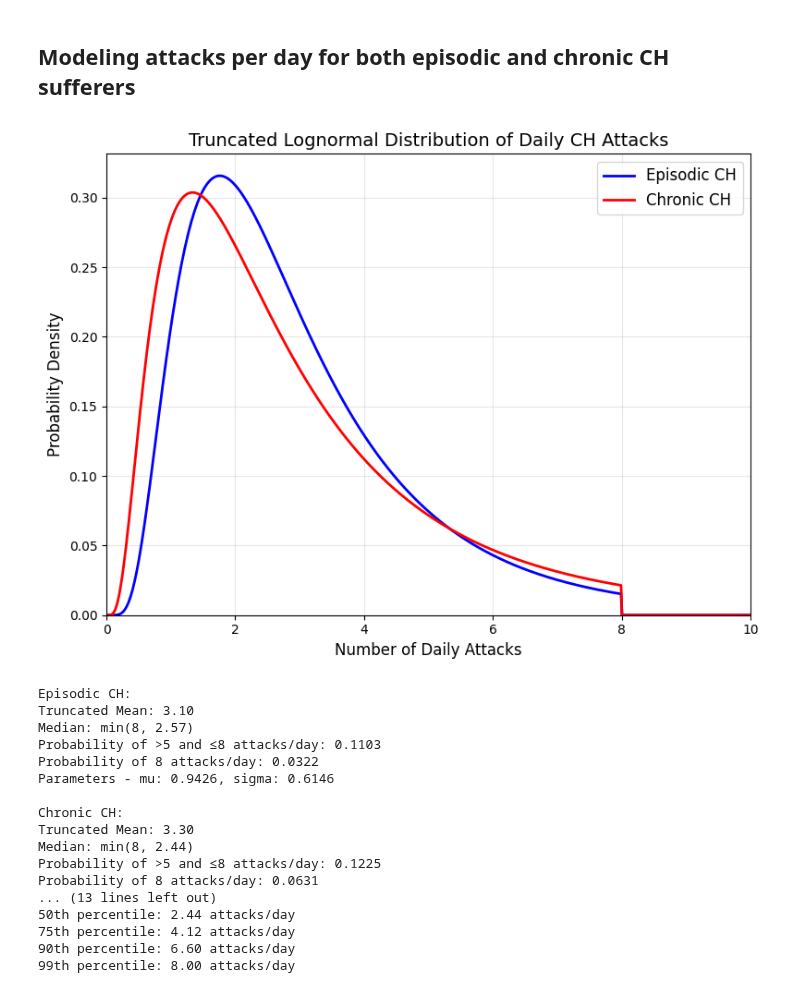
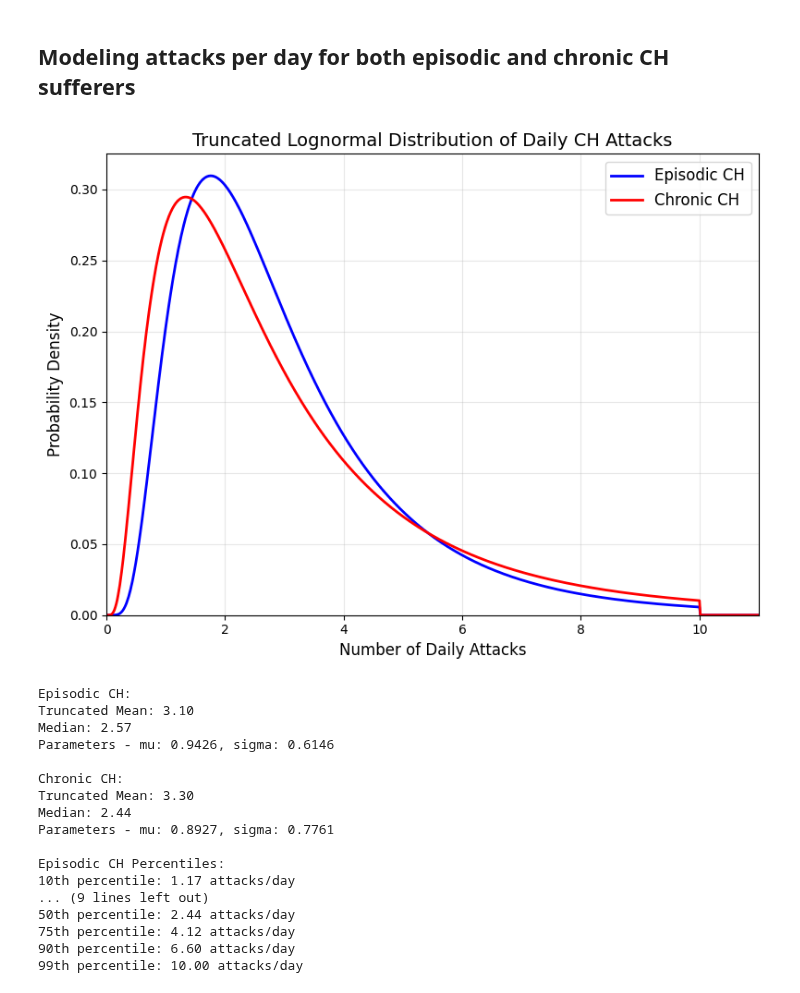
Before and after one commit to aph-research/cluster-headaches, a Jupyter notebook: Cluster headache full model.ipynb, the cells around one changed output. Saved outputs shown, nothing was run; the diff lists cells and outputs as text; code cells hidden in the pictures.

```diff
--- a/Cluster headache full model.ipynb
+++ b/Cluster headache full model.ipynb
@@ -250,7 +266,7 @@ def fit_lognormal(mean, std):
     sigma = np.sqrt(np.log(1 + variance / mean**2))
     return mu, sigma
 
-def truncated_lognorm_pdf(x, mu, sigma, upper_bound=8):
+def truncated_lognorm_pdf(x, mu, sigma, upper_bound):
     """
     Calculate the PDF of a truncated lognormal distribution.
     """
@@ -261,13 +277,14 @@ def truncated_lognorm_pdf(x, mu, sigma, upper_bound=8):
 # Gaul et al. (2012) data
 episodic_mean, episodic_std = 3.1, 2.1
 chronic_mean, chronic_std = 3.3, 3.0
+max_daily_ch = 10
 
 # Fit lognormal distributions
 episodic_mu, episodic_sigma = fit_lognormal(episodic_mean, episodic_std)
 chronic_mu, chronic_sigma = fit_lognormal(chronic_mean, chronic_std)
 
 # Function to calculate mean of truncated distribution
-def truncated_mean(mu, sigma, upper_bound=8):
+def truncated_mean(mu, sigma, upper_bound):
     return np.exp(mu + sigma**2/2) * (lognorm.cdf(upper_bound, s=sigma, scale=np.exp(mu)) -
                                       lognorm.cdf(0, s=sigma, scale=np.exp(mu))) / \
            lognorm.cdf(upper_bound, s=sigma, scale=np.exp(mu))
@@ -276,62 +293,57 @@ def truncated_mean(mu, sigma, upper_bound=8):
 plt.figure(figsize=(8, 6))
 
 x = np.linspace(0, 15, 1000)
-plt.plot(x, truncated_lognorm_pdf(x, episodic_mu, episodic_sigma), 'b-', lw=2,
+plt.plot(x, truncated_lognorm_pdf(x, episodic_mu, episodic_sigma, max_daily_ch), 'b-', lw=2,
          label='Episodic CH')
-plt.plot(x, truncated_lognorm_pdf(x, chronic_mu, chronic_sigma), 'r-', lw=2,
+plt.plot(x, truncated_lognorm_pdf(x, chronic_mu, chronic_sigma, max_daily_ch), 'r-', lw=2,
          label='Chronic CH')
 
 plt.title('Truncated Lognormal Distribution of Daily CH Attacks', fontsize=14)
 plt.xlabel('Number of Daily Attacks', fontsize=12)
 plt.ylabel('Probability Density', fontsize=12)
-plt.xlim(0, 10)
+plt.xlim(0, max_daily_ch+1)
 plt.ylim(bottom=0)
 plt.legend(fontsize=12)
 plt.grid(True, alpha=0.3)
 plt.tight_layout()
 plt.show()
 
 
 # Print summary statistics and probabilities
 for ch_type, mu, sigma in [("Episodic", episodic_mu, episodic_sigma),
                            ("Chronic", chronic_mu, chronic_sigma)]:
     print(f"\n{ch_type} CH:")
-    print(f"Truncated Mean: {truncated_mean(mu, sigma):.2f}")
-    print(f"Median: min(8, {lognorm.median(s=sigma, scale=np.exp(mu)):.2f})")
-
-    prob_5 = (lognorm.cdf(8, s=sigma, scale=np.exp(mu)) - lognorm.cdf(5, s=sigma, scale=np.exp(mu))) / \
-             lognorm.cdf(8, s=sigma, scale=np.exp(mu))
-    print(f"Probability of >5 and ≤8 attacks/day: {prob_5:.4f}")
-    print(f"Probability of 8 attacks/day: {1 - lognorm.cdf(8, s=sigma, scale=np.exp(mu)):.4f}")
+    print(f"Truncated Mean: {truncated_mean(mu, sigma, max_daily_ch):.2f}")
+    print(f"Median: {lognorm.median(s=sigma, scale=np.exp(mu)):.2f}")
     print(f"Parameters - mu: {mu:.4f}, sigma: {sigma:.4f}")
 
 # Print percentiles
 percentiles = [10, 25, 50, 75, 90, 99]
 for ch_type, mu, sigma in [("Episodic", episodic_mu, episodic_sigma),
                            ("Chronic", chronic_mu, chronic_sigma)]:
     print(f"\n{ch_type} CH Percentiles:")
-    values = np.minimum(lognorm.ppf(np.array(percentiles) / 100, s=sigma, scale=np.exp(mu)), 8)
+    values = np.minimum(lognorm.ppf(np.array(percentiles) / 100, s=sigma, scale=np.exp(mu)), max_daily_ch)
     for p, v in zip(percentiles, values):
         print(f"{p}th percentile: {v:.2f} attacks/day")
 # %% [output]
-[figure, old version]
+[figure, new version]
 Episodic CH:
 Truncated Mean: 3.10
-Median: min(8, 2.57)
-Probability of >5 and ≤8 attacks/day: 0.1103
-Probability of 8 attacks/day: 0.0322
+Median: 2.57
 Parameters - mu: 0.9426, sigma: 0.6146
 
 Chronic CH:
 Truncated Mean: 3.30
-Median: min(8, 2.44)
-Probability of >5 and ≤8 attacks/day: 0.1225
-Probability of 8 attacks/day: 0.0631
-... (13 lines left out)
+Median: 2.44
+Parameters - mu: 0.8927, sigma: 0.7761
+
+Episodic CH Percentiles:
+10th percentile: 1.17 attacks/day
+... (9 lines left out)
 50th percentile: 2.44 attacks/day
 75th percentile: 4.12 attacks/day
 90th percentile: 6.60 attacks/day
-99th percentile: 8.00 attacks/day
+99th percentile: 10.00 attacks/day
 # %%
 def simulate_annual_attacks(n_simulations=10000):
     annual_attacks = []
```
Also changed, not shown: parts of 6 cells of this notebook.
